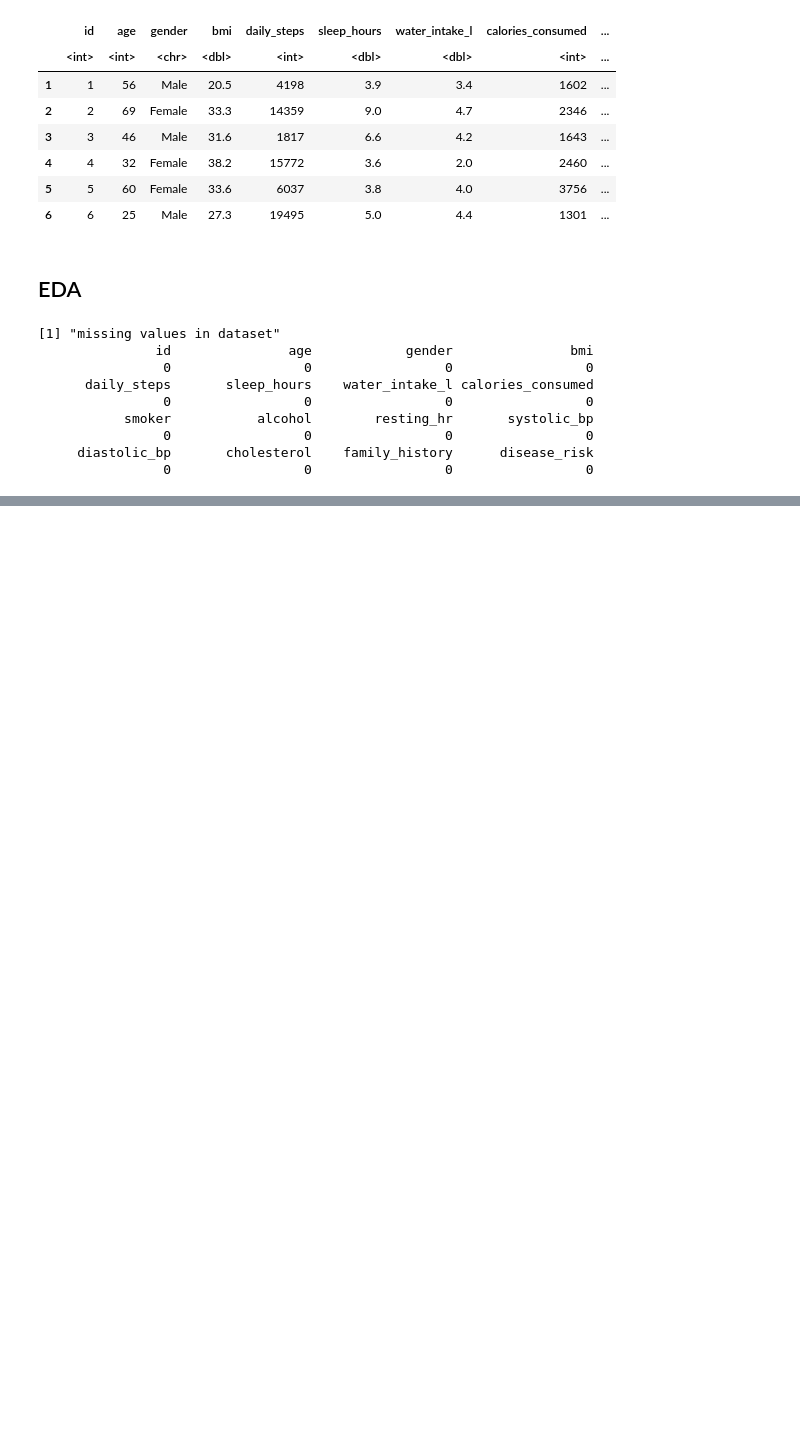
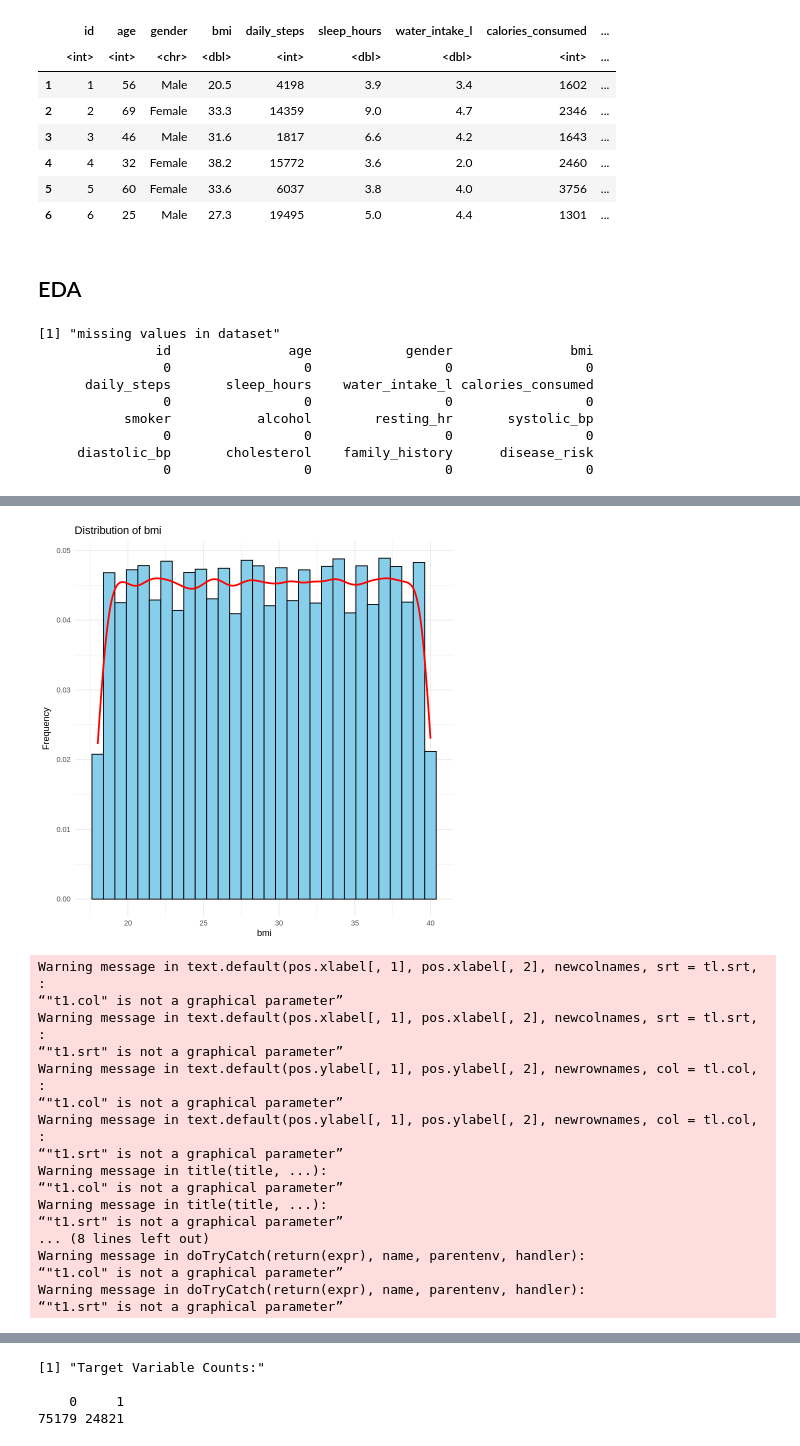
Before and after one commit to avikumart/Healthcare-Data-Science, a Jupyter notebook: Healthcare_lifestyle_analysis.ipynb, the cells around one changed output, grey strips where cells are left out. Saved outputs shown, nothing was run; the diff lists cells and outputs as text; code cells hidden in the pictures; blank space fills up the shorter version.

```diff
--- a/Healthcare_lifestyle_analysis.ipynb
+++ b/Healthcare_lifestyle_analysis.ipynb
@@ -35,0 +164,34 @@ print(colSums(is.na(data)))
+# %%
+plot_distribution(data, 'bmi')
+plot_correlation_heatmap(data)
+plot_boxplot(data, 'age')
+plot_categorical_count(data, 'gender')
+
+# Relations
+plot_disease_risk_relation(data, 'resting_hr')
+plot_disease_risk_relation(data, 'smoker')
+plot_disease_risk_relation(data, 'alcohol')
+plot_disease_risk_relation(data, 'age')
+
+  # Check Target Balance
+print("Target Variable Counts:")
+print(table(data$disease_risk))
+# %% [output]
+[figure, added]
+Warning message in text.default(pos.xlabel[, 1], pos.xlabel[, 2], newcolnames, srt = tl.srt, :
+“"t1.col" is not a graphical parameter”
+Warning message in text.default(pos.xlabel[, 1], pos.xlabel[, 2], newcolnames, srt = tl.srt, :
+“"t1.srt" is not a graphical parameter”
+Warning message in text.default(pos.ylabel[, 1], pos.ylabel[, 2], newrownames, col = tl.col, :
+“"t1.col" is not a graphical parameter”
+Warning message in text.default(pos.ylabel[, 1], pos.ylabel[, 2], newrownames, col = tl.col, :
+“"t1.srt" is not a graphical parameter”
+Warning message in title(title, ...):
+“"t1.col" is not a graphical parameter”
+Warning message in title(title, ...):
+“"t1.srt" is not a graphical parameter”
+... (8 lines left out)
+Warning message in doTryCatch(return(expr), name, parentenv, handler):
+“"t1.col" is not a graphical parameter”
+Warning message in doTryCatch(return(expr), name, parentenv, handler):
+“"t1.srt" is not a graphical parameter”
@@ -35,0 +204,4 @@ print(colSums(is.na(data)))
+[1] "Target Variable Counts:"
+
+    0     1
+75179 24821
```
Also changed, not shown: parts of 26 cells of this notebook.
